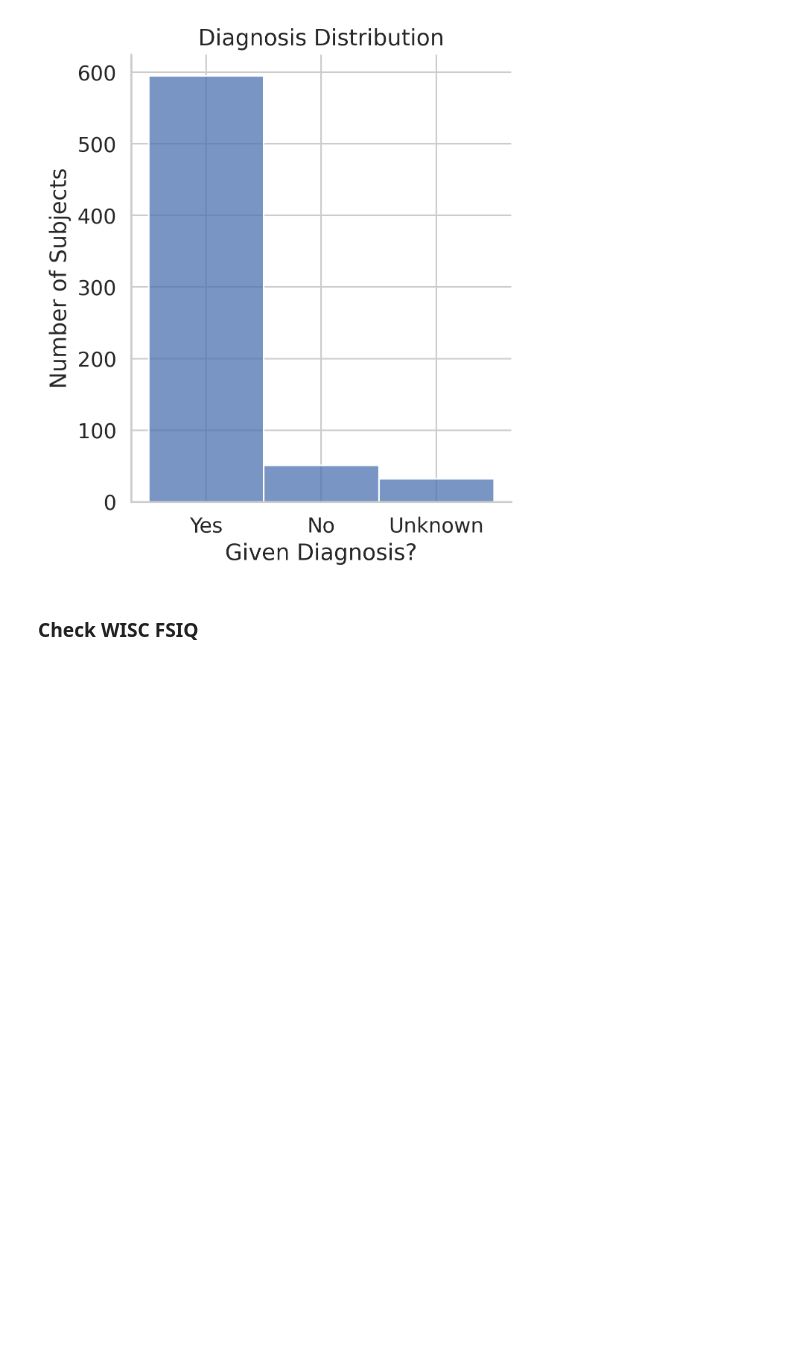
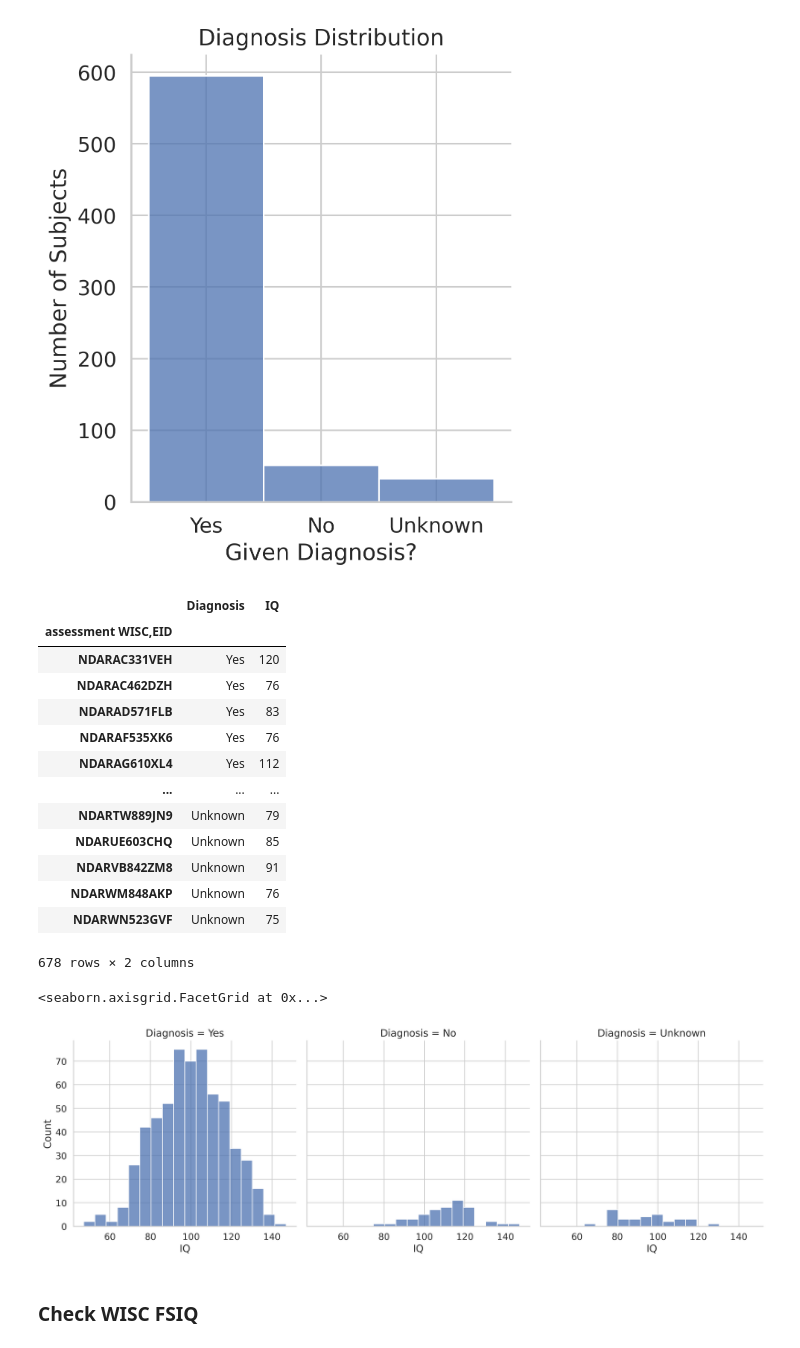
Before and after one commit to Brian-Pho/MSc_Research-Project, a Jupyter notebook: src/Supervised/Label Exploration.ipynb, the cells around one changed output. Drawn from its saved outputs; the diff is of its cells as text; code cells hidden in the pictures; blank space fills up the shorter version.

```diff
--- a/src/Supervised/Label Exploration.ipynb
+++ b/src/Supervised/Label Exploration.ipynb
@@ -26,11 +32,10 @@ sns.set_theme(
 ### Read in HBN label CSV
 # %%
 label_file_path = r"/imaging3/owenlab/bpho/Biobank Labels/Labels_Feb2_2021.csv"
-labels = pd.read_csv(label_file_path, index_col='Identifiers',
-                     dtype='str')
+labels = pd.read_csv(label_file_path, index_col='Identifiers', dtype='str')
 label_subject_ids = labels['assessment WISC,EID']
 
-print("Number of unique WISC subjects:", label_subject_ids.nunique())
+print(f'Number of unique WISC subjects: {label_subject_ids.nunique()}')
 # %% [output]
 Number of unique WISC subjects: 2936
 # %% [markdown]
@@ -159,6 +164,34 @@ plt.show()
   10  16  51  29   7   7  10  21   1   1   1   2   2   3   1   1   1   8
    1  22   7  55   4   8   1   1]
 [figure]
+# %%
+diagnosis_iq = subjects_with_labels[['assessment Diagnosis_ClinicianConsensus,NoDX',
+                                     'assessment WISC,WISC_FSIQ']]
+diagnosis_iq = diagnosis_iq.rename(columns={'assessment Diagnosis_ClinicianConsensus,NoDX': 'Diagnosis',
+                                    'assessment WISC,WISC_FSIQ': 'IQ'}, errors="raise")
+diagnosis_iq = diagnosis_iq.replace('.', '3').astype('int32')
+diagnosis_key = {1: 'No', 2: 'Yes', 3: 'Unknown'}
+diagnosis_iq = diagnosis_iq.replace(diagnosis_key)
+display(diagnosis_iq)
+
+sns.displot(diagnosis_iq, x="IQ", col="Diagnosis", facet_kws=dict(margin_titles=True))
+# %% [output]
+|  | Diagnosis | IQ |
+| assessment WISC,EID |  |  |
+| NDARAC331VEH | Yes | 120 |
+| NDARAC462DZH | Yes | 76 |
+| NDARAD571FLB | Yes | 83 |
+| NDARAF535XK6 | Yes | 76 |
+| NDARAG610XL4 | Yes | 112 |
+| ... | ... | ... |
+| NDARTW889JN9 | Unknown | 79 |
+| NDARUE603CHQ | Unknown | 85 |
+| NDARVB842ZM8 | Unknown | 91 |
+| NDARWM848AKP | Unknown | 76 |
+| NDARWN523GVF | Unknown | 75 |
+678 rows × 2 columns
+<seaborn.axisgrid.FacetGrid at 0x...>
+[figure, added]
 # %% [markdown]
 ### Check WISC FSIQ
 # %%
```
Also changed, not shown: parts of 3 cells of this notebook, 3 other files.
